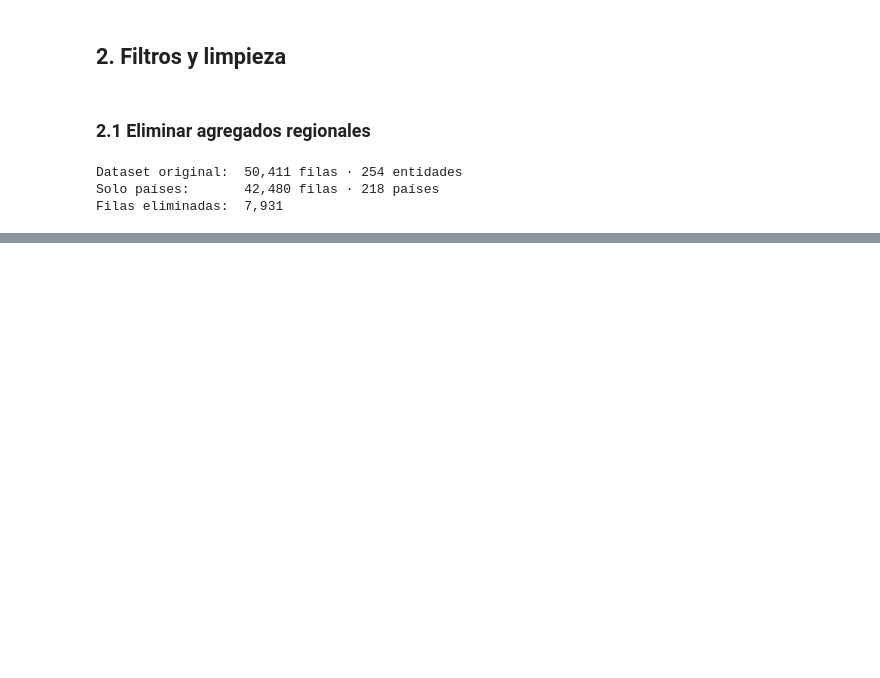
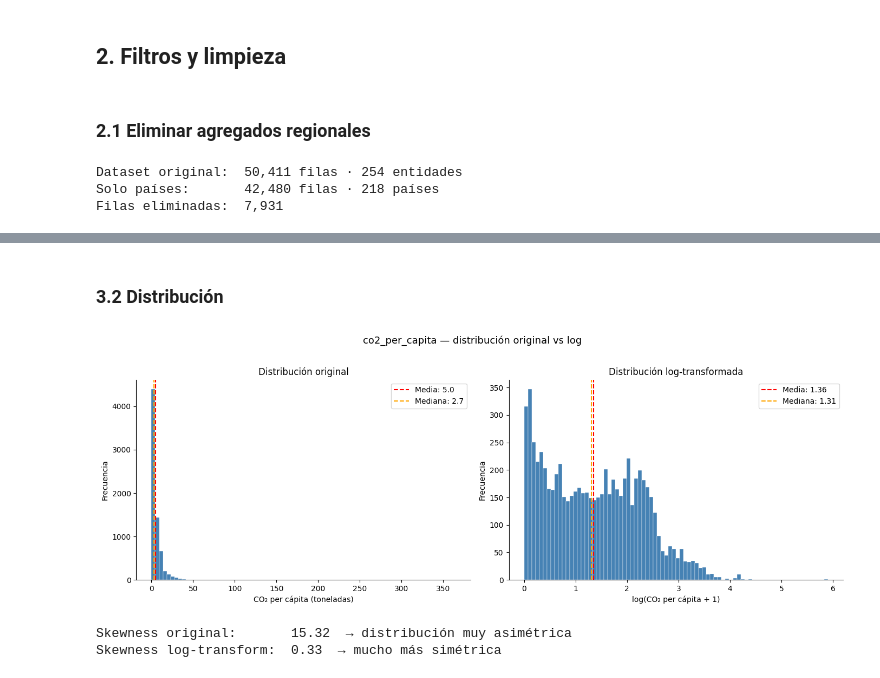
Before and after one commit to RamonEppens/Analisis_Predictivo_Co2, a Jupyter notebook: notebooks/Examen1-AnálisisPredictivo.ipynb, the cells around one changed output, grey strips where cells are left out. Drawn from its saved outputs; the diff is of its cells as text; code cells hidden in the pictures; blank space fills up the shorter version.

```diff
--- a/notebooks/Examen1-AnálisisPredictivo.ipynb
+++ b/notebooks/Examen1-AnálisisPredictivo.ipynb
@@ -254,0 +414,19 @@ Países:              218
+# %%
+# === ESTADÍSTICAS DESCRIPTIVAS DE LA VARIABLE RESPUESTA ===
+target = df_clean['co2_per_capita'].dropna()
+
+stats = {
+    'Media':            target.mean(),
+    'Mediana':          target.median(),
+    'Desvío estándar':  target.std(),
+    'Mínimo':           target.min(),
+    'Máximo':           target.max(),
+    'Skewness':         target.skew(),
+    'Kurtosis':         target.kurt(),
+    'Q1 (25%)':         target.quantile(0.25),
+    'Q3 (75%)':         target.quantile(0.75),
+    'IQR':              target.quantile(0.75) - target.quantile(0.25),
+}
+
+for k, v in stats.items():
+    print(f"  {k:<22} {v:.3f}")
@@ -254,0 +444,35 @@ Países:              218
+# %% [markdown]
+### 3.2 Distribución
+# %%
+# === DISTRIBUCIÓN DE co2_per_capita ===
+fig, axes = plt.subplots(1, 2, figsize=(14, 5))
+
+# Histograma — escala original
+axes[0].hist(target, bins=80, color='steelblue', edgecolor='white', linewidth=0.3)
+axes[0].axvline(target.mean(),   color='red',    linestyle='--', label=f'Media: {target.mean():.1f}')
+axes[0].axvline(target.median(), color='orange', linestyle='--', label=f'Mediana: {target.median():.1f}')
+axes[0].set_xlabel('CO₂ per cápita (toneladas)')
+axes[0].set_ylabel('Frecuencia')
+axes[0].set_title('Distribución original')
+axes[0].legend()
+
+# Histograma — escala logarítmica
+log_target = np.log1p(target)
+axes[1].hist(log_target, bins=80, color='steelblue', edgecolor='white', linewidth=0.3)
+axes[1].axvline(log_target.mean(),   color='red',    linestyle='--', label=f'Media: {log_target.mean():.2f}')
+axes[1].axvline(log_target.median(), color='orange', linestyle='--', label=f'Mediana: {log_target.median():.2f}')
+axes[1].set_xlabel('log(CO₂ per cápita + 1)')
+axes[1].set_ylabel('Frecuencia')
+axes[1].set_title('Distribución log-transformada')
+axes[1].legend()
+
+plt.suptitle('co2_per_capita — distribución original vs log', fontsize=13, y=1.02)
+plt.tight_layout()
+plt.show()
+
+print(f"\nSkewness original:       {target.skew():.2f}  → distribución muy asimétrica")
+print(f"Skewness log-transform:  {log_target.skew():.2f}  → mucho más simétrica")
+# %% [output]
+[figure, added]
+Skewness original:       15.32  → distribución muy asimétrica
+Skewness log-transform:  0.33  → mucho más simétrica
```
Also changed, not shown: parts of 36 cells of this notebook.
